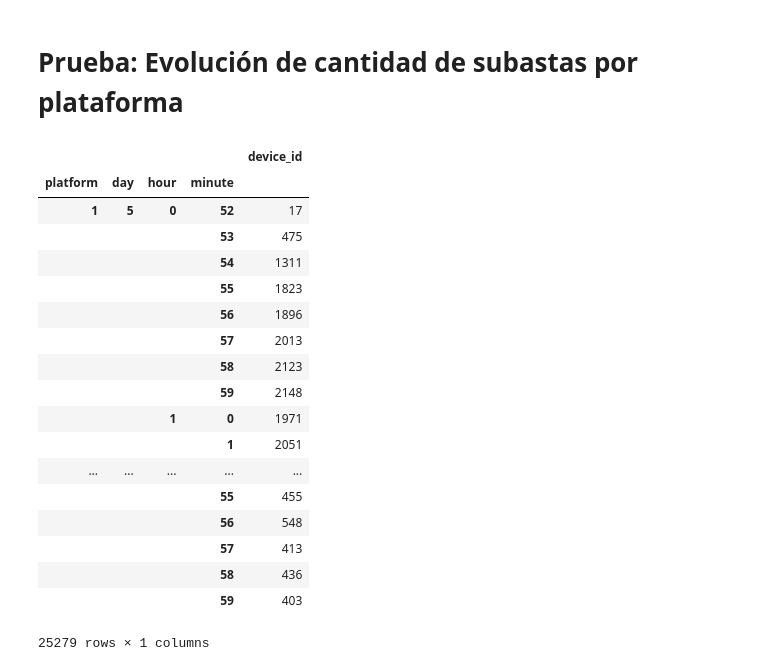
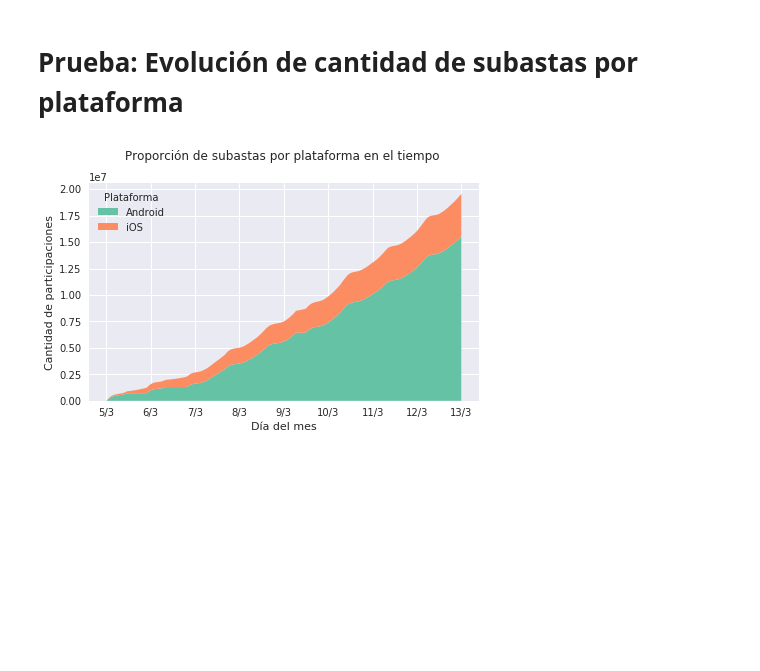
Before and after one commit to mateoicalvo/7506, a Jupyter notebook: tp1/analisis/auctions/auctions.ipynb, the cells around one changed output. Cells and saved outputs as stored; diff of their text form; code cells hidden in the pictures; blank space fills up the shorter version.

Commit message:
Agrego gráfico de evolución en la proporcion de subastas por plataforma.

```diff
--- a/tp1/analisis/auctions/auctions.ipynb
+++ b/tp1/analisis/auctions/auctions.ipynb
@@ -164,24 +164,25 @@ auctions["hour"] = auctions["date"].dt.hour.astype(np.int8)
 # %%
 auctions["minute"] = auctions["date"].dt.minute.astype(np.int8)
 # %%
-auctions.groupby(["platform", "day", "hour", "minute"]).agg({"device_id" : "count"})
+agrupado = auctions.groupby(["platform", "day", "hour", "minute"]).agg({"device_id" : "count"})
-# %% [output]
-|  |  |  |  | device_id |
-| platform | day | hour | minute |  |
-| 1 | 5 | 0 | 52 | 17 |
-|  |  |  | 53 | 475 |
-|  |  |  | 54 | 1311 |
-|  |  |  | 55 | 1823 |
-|  |  |  | 56 | 1896 |
-|  |  |  | 57 | 2013 |
-|  |  |  | 58 | 2123 |
-|  |  |  | 59 | 2148 |
-|  |  | 1 | 0 | 1971 |
-|  |  |  | 1 | 2051 |
-| ... | ... | ... | ... | ... |
-|  |  |  | 55 | 455 |
-|  |  |  | 56 | 548 |
-|  |  |  | 57 | 413 |
-|  |  |  | 58 | 436 |
-|  |  |  | 59 | 403 |
-25279 rows × 1 columns
+# %%
+n_auctions = agrupado.pivot_table(index="platform", columns=["day", "hour", "minute"], values=["device_id"]).T.fillna(0).cumsum()
+# %%
+n_auctions.reset_index(inplace=True)
+# %%
+x= np.arange(12908)
+y= [n_auctions[1], n_auctions[2]]
+
+nombres = ["Android", "iOS"]
+
+# Plot
+plt.figure(figsize=(7, 4))
+plt.stackplot(x, y, labels=nombres, colors=sns.color_palette("Set2"))
+plt.legend(loc='upper left', title='Plataforma')
+plt.title('Proporción de subastas por plataforma en el tiempo ', y=1.08)
+plt.xlabel('Día del mes')
+plt.ylabel('Cantidad de participaciones')
+plt.xticks(np.arange(0, 12908, 1613),["{}/3".format(i) for i in range(5,14)], rotation="horizontal");
+plt.show()
+# %% [output]
+[figure, added]
```
